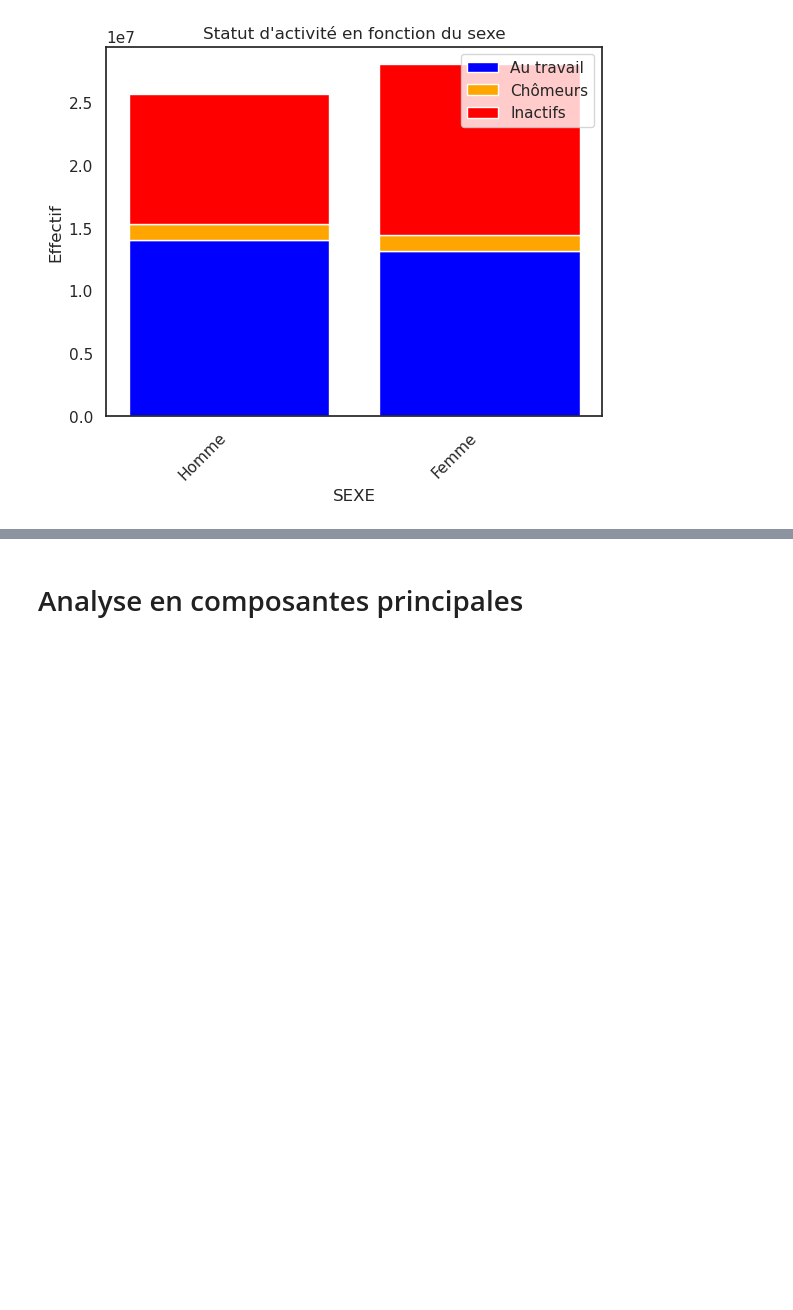
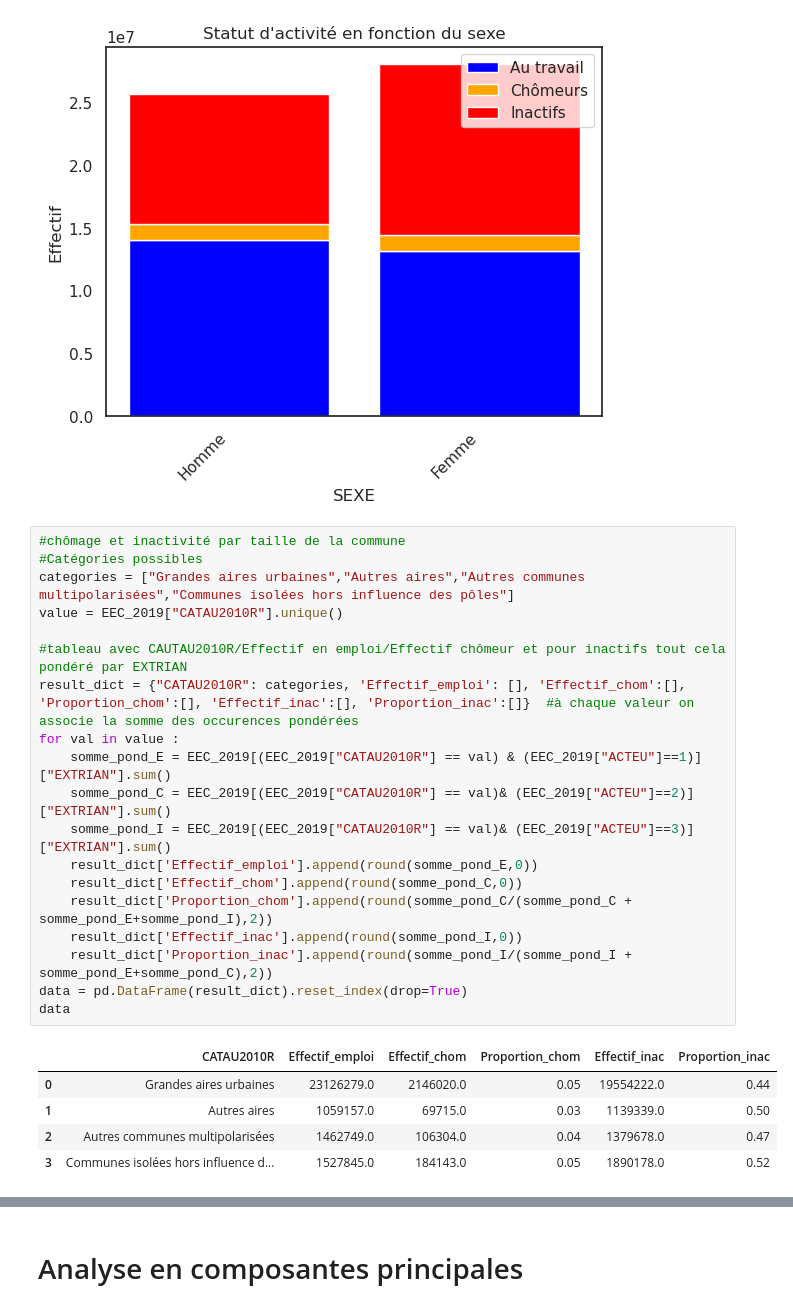
Before and after one commit to Alexis-Barrau/python_ensae, a Jupyter notebook: Scripts/Script first analysis.ipynb, the cells around one changed output, grey strips where cells are left out. Drawn from its saved outputs; the diff is of its cells as text; blank space fills up the shorter version.

```diff
--- a/Scripts/Script first analysis.ipynb
+++ b/Scripts/Script first analysis.ipynb
@@ -183,3 +183,28 @@ plt.legend()
 plt.show()
 # %% [output]
 [figure]
+# %%
+#chômage et inactivité par taille de la commune
+#Catégories possibles
+categories = ["Grandes aires urbaines","Autres aires","Autres communes multipolarisées","Communes isolées hors influence des pôles"]
+value = EEC_2019["CATAU2010R"].unique()
+
+#tableau avec CAUTAU2010R/Effectif en emploi/Effectif chômeur et pour inactifs tout cela pondéré par EXTRIAN
+result_dict = {"CATAU2010R": categories, 'Effectif_emploi': [], 'Effectif_chom':[], 'Proportion_chom':[], 'Effectif_inac':[], 'Proportion_inac':[]}  #à chaque valeur on associe la somme des occurences pondérées
+for val in value :
+    somme_pond_E = EEC_2019[(EEC_2019["CATAU2010R"] == val) & (EEC_2019["ACTEU"]==1)]["EXTRIAN"].sum()
+    somme_pond_C = EEC_2019[(EEC_2019["CATAU2010R"] == val)& (EEC_2019["ACTEU"]==2)]["EXTRIAN"].sum()
+    somme_pond_I = EEC_2019[(EEC_2019["CATAU2010R"] == val)& (EEC_2019["ACTEU"]==3)]["EXTRIAN"].sum()
+    result_dict['Effectif_emploi'].append(round(somme_pond_E,0))
+    result_dict['Effectif_chom'].append(round(somme_pond_C,0))
+    result_dict['Proportion_chom'].append(round(somme_pond_C/(somme_pond_C + somme_pond_E+somme_pond_I),2))
+    result_dict['Effectif_inac'].append(round(somme_pond_I,0))
+    result_dict['Proportion_inac'].append(round(somme_pond_I/(somme_pond_I + somme_pond_E+somme_pond_C),2))
+data = pd.DataFrame(result_dict).reset_index(drop=True)
+data
+# %% [output]
+|  | CATAU2010R | Effectif_emploi | Effectif_chom | Proportion_chom | Effectif_inac | Proportion_inac |
+| 0 | Grandes aires urbaines | 23126279.0 | 2146020.0 | 0.05 | 19554222.0 | 0.44 |
+| 1 | Autres aires | 1059157.0 | 69715.0 | 0.03 | 1139339.0 | 0.50 |
+| 2 | Autres communes multipolarisées | 1462749.0 | 106304.0 | 0.04 | 1379678.0 | 0.47 |
+| 3 | Communes isolées hors influence d... | 1527845.0 | 184143.0 | 0.05 | 1890178.0 | 0.52 |
```
Also changed, not shown: parts of 1 cell of this notebook.
